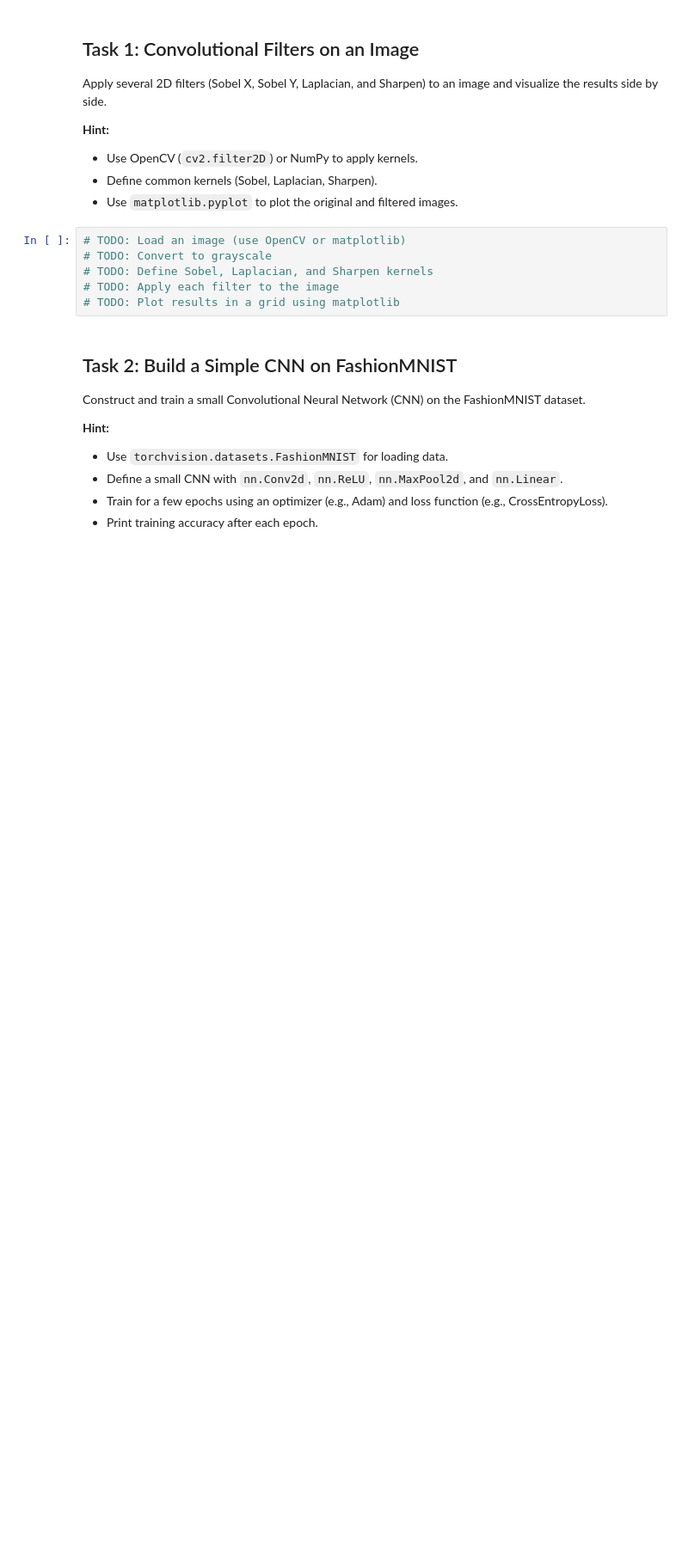
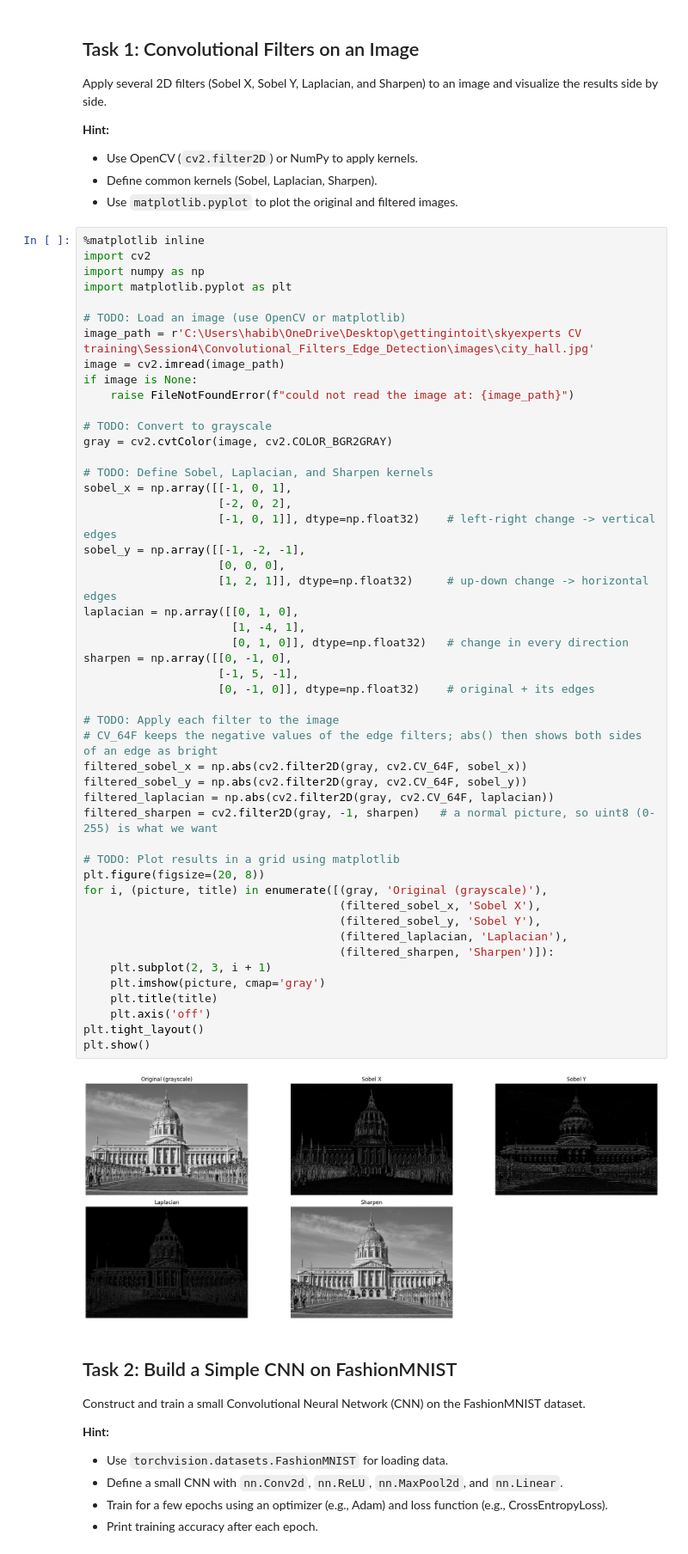
Before and after one commit to hobibat/SkyXperts-Vision-Course, a Jupyter notebook: tasks/tasks4.ipynb, the cells around one changed output. Shown at 86% size. Drawn from its saved outputs; the diff is of its cells as text; blank space fills up the shorter version.

```diff
--- a/tasks/tasks4.ipynb
+++ b/tasks/tasks4.ipynb
@@ -20,11 +20,56 @@ Apply several 2D filters (Sobel X, Sobel Y, Laplacian, and Sharpen) to an image
 - Define common kernels (Sobel, Laplacian, Sharpen).
 - Use `matplotlib.pyplot` to plot the original and filtered images.
 # %%
+%matplotlib inline
+import cv2
+import numpy as np
+import matplotlib.pyplot as plt
+
 # TODO: Load an image (use OpenCV or matplotlib)
+image_path = r'C:\Users\habib\OneDrive\Desktop\gettingintoit\skyexperts CV training\Session4\Convolutional_Filters_Edge_Detection\images\city_hall.jpg'
+image = cv2.imread(image_path)
+if image is None:
+    raise FileNotFoundError(f"could not read the image at: {image_path}")
+
 # TODO: Convert to grayscale
+gray = cv2.cvtColor(image, cv2.COLOR_BGR2GRAY)
+
 # TODO: Define Sobel, Laplacian, and Sharpen kernels
+sobel_x = np.array([[-1, 0, 1],
+                    [-2, 0, 2],
+                    [-1, 0, 1]], dtype=np.float32)    # left-right change -> vertical edges
+sobel_y = np.array([[-1, -2, -1],
+                    [0, 0, 0],
+                    [1, 2, 1]], dtype=np.float32)     # up-down change -> horizontal edges
+laplacian = np.array([[0, 1, 0],
+                      [1, -4, 1],
+                      [0, 1, 0]], dtype=np.float32)   # change in every direction
+sharpen = np.array([[0, -1, 0],
+                    [-1, 5, -1],
+                    [0, -1, 0]], dtype=np.float32)    # original + its edges
+
 # TODO: Apply each filter to the image
+# CV_64F keeps the negative values of the edge filters; abs() then shows both sides of an edge as bright
+filtered_sobel_x = np.abs(cv2.filter2D(gray, cv2.CV_64F, sobel_x))
+filtered_sobel_y = np.abs(cv2.filter2D(gray, cv2.CV_64F, sobel_y))
+filtered_laplacian = np.abs(cv2.filter2D(gray, cv2.CV_64F, laplacian))
+filtered_sharpen = cv2.filter2D(gray, -1, sharpen)   # a normal picture, so uint8 (0-255) is what we want
+
 # TODO: Plot results in a grid using matplotlib
+plt.figure(figsize=(20, 8))
+for i, (picture, title) in enumerate([(gray, 'Original (grayscale)'),
+                                      (filtered_sobel_x, 'Sobel X'),
+                                      (filtered_sobel_y, 'Sobel Y'),
+                                      (filtered_laplacian, 'Laplacian'),
+                                      (filtered_sharpen, 'Sharpen')]):
+    plt.subplot(2, 3, i + 1)
+    plt.imshow(picture, cmap='gray')
+    plt.title(title)
+    plt.axis('off')
+plt.tight_layout()
+plt.show()
+# %% [output]
+[figure, added]
 # %% [markdown]
 ## Task 2: Build a Simple CNN on FashionMNIST
 Construct and train a small Convolutional Neural Network (CNN) on the FashionMNIST dataset.
```
Also changed, not shown: parts of 3 cells of this notebook, 5 other files.
